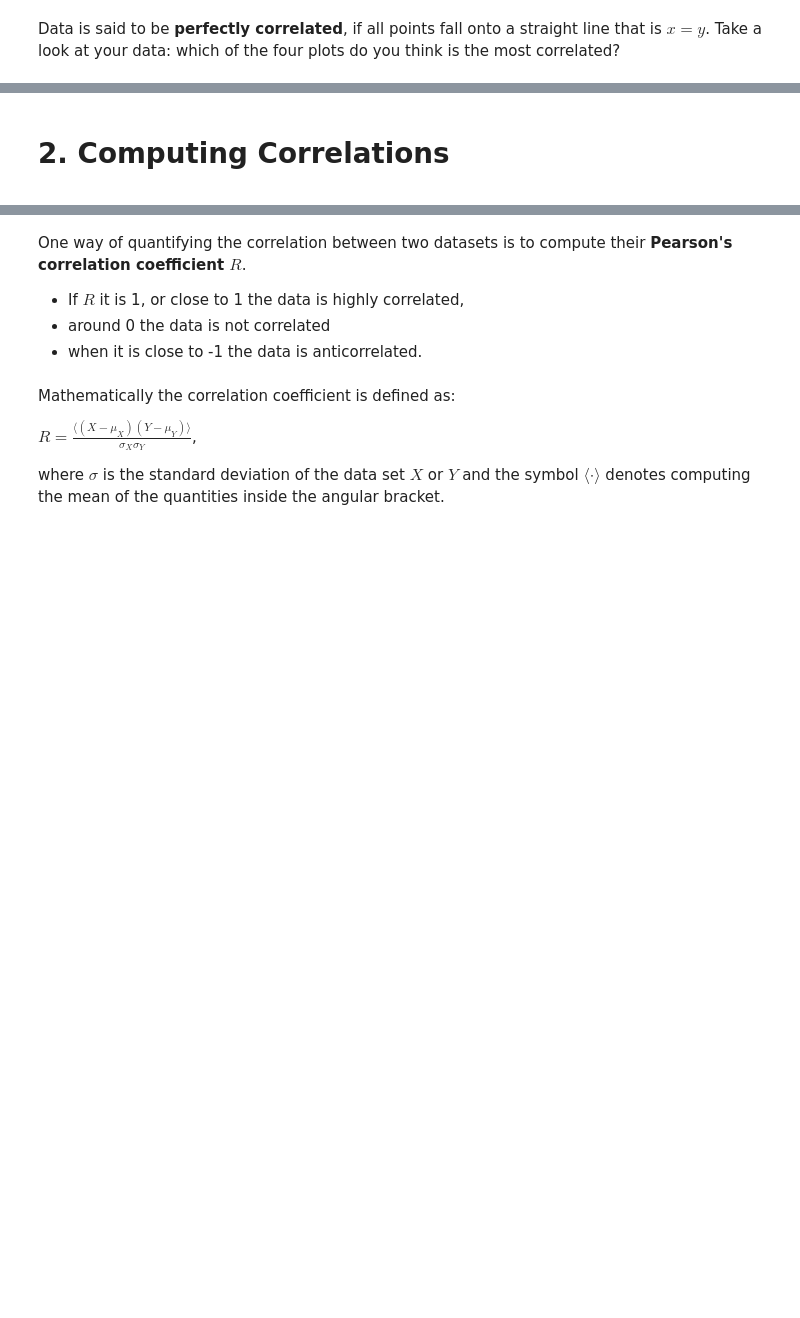
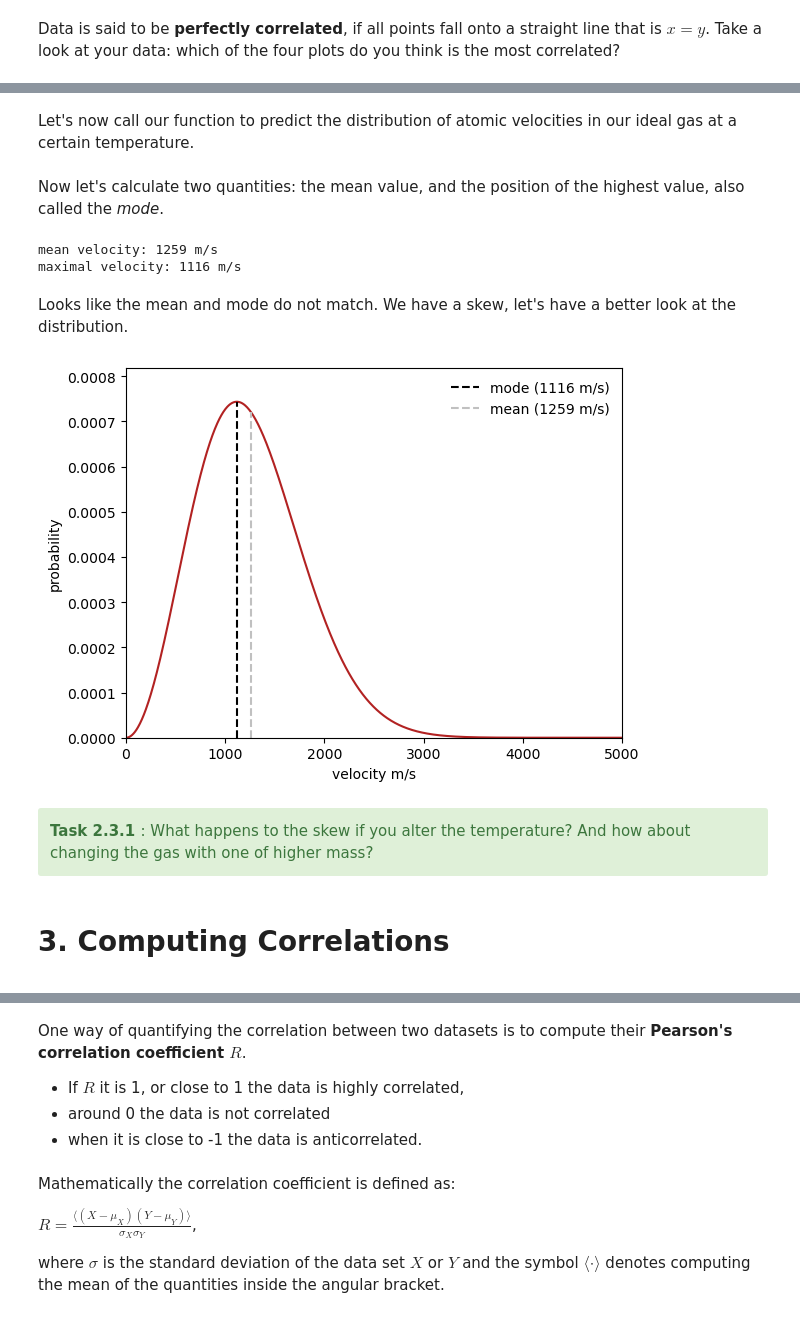
Before and after one commit to Edinburgh-Chemistry-Teaching/Data-driven-chemistry, a Jupyter notebook: Unit_07/Unit_07_fitting_I.ipynb, the cells around one changed output, grey strips where cells are left out. Drawn from its saved outputs; the diff is of its cells as text; code cells hidden in the pictures; blank space fills up the shorter version.

```diff
--- a/Unit_07/Unit_07_fitting_I.ipynb
+++ b/Unit_07/Unit_07_fitting_I.ipynb
@@ -403,3 +487,51 @@ plt.show()
+# %% [markdown]
+Let's now call our function to predict the distribution of atomic velocities in our ideal gas at a certain temperature.
+# %%
+# define mass of atom of interest, in kg
+atomic_mass = 4 # Helium 4, Nitrogen 20, Argon 40, ...
+mass = atomic_mass*1.660540199*(10**(-27)) # in kg
+
+#define temperature in Kelvin
+temperature = 300
+
+#get probability of a specific velocity being observed (in m/s)
+vel = np.linspace(0, 5000, 1000) # range of velocities
+prob = maxwell_boltzmann(vel, temperature, mass) # probability of each velocity
+# %% [markdown]
+Now let's calculate two quantities: the mean value, and the position of the highest value, also called the *mode*.
+# %%
+# find mean velocity and its probability
+vel_mean = np.max(vel)*np.mean(prob*vel)
+prob_mean = maxwell_boltzmann(vel_mean, temperature, mass)
+print(f"mean velocity: {vel_mean:4.0f} m/s")
+
+# find mode (i.e., highest probability)
+vel_mode_pos = np.argmax(prob)
+vel_mode = vel[vel_mode_pos]
+prob_mode = maxwell_boltzmann(vel_mode, temperature, mass)
+print(f"maximal velocity: {vel_mode:4.0f} m/s")
+# %% [output]
+mean velocity: 1259 m/s
+maximal velocity: 1116 m/s
+# %% [markdown]
+Looks like the mean and mode do not match. We have a skew, let's have a better look at the distribution.
+# %%
+fig = plt.figure()
+ax = fig.add_subplot(1, 1, 1)
+ax.plot(vel, prob, color="firebrick")
+ax.plot([vel_max, vel_max], [0, prob_max], linestyle="--", color="black", label=f"mode ({vel_mode:4.0f} m/s)")
+ax.plot([vel_mean, vel_mean], [0, prob_mean], linestyle="--", color="silver", label=f"mean ({vel_mean:4.0f} m/s)")
+ax.set_xlim([0, vel[-1]])
+ax.set_ylim([0, np.max(prob)*1.1])
+ax.set_xlabel("velocity m/s")
+ax.set_ylabel("probability")
+ax.legend(frameon=False);
+# %% [output]
+[figure, added]
+# %% [markdown]
+<div class="alert alert-success">
+    <b>Task 2.3.1 </b> : What happens to the skew if you alter the temperature? And how about changing the gas with one of higher mass?
+</div>
 # %% [markdown]
-# 2. Computing Correlations
-<a id='2-computing-correlations'></a>
+# 3. Computing Correlations
+<a id='3-computing-correlations'></a>
```
Also changed, not shown: parts of 57 cells of this notebook, 2 other files.
